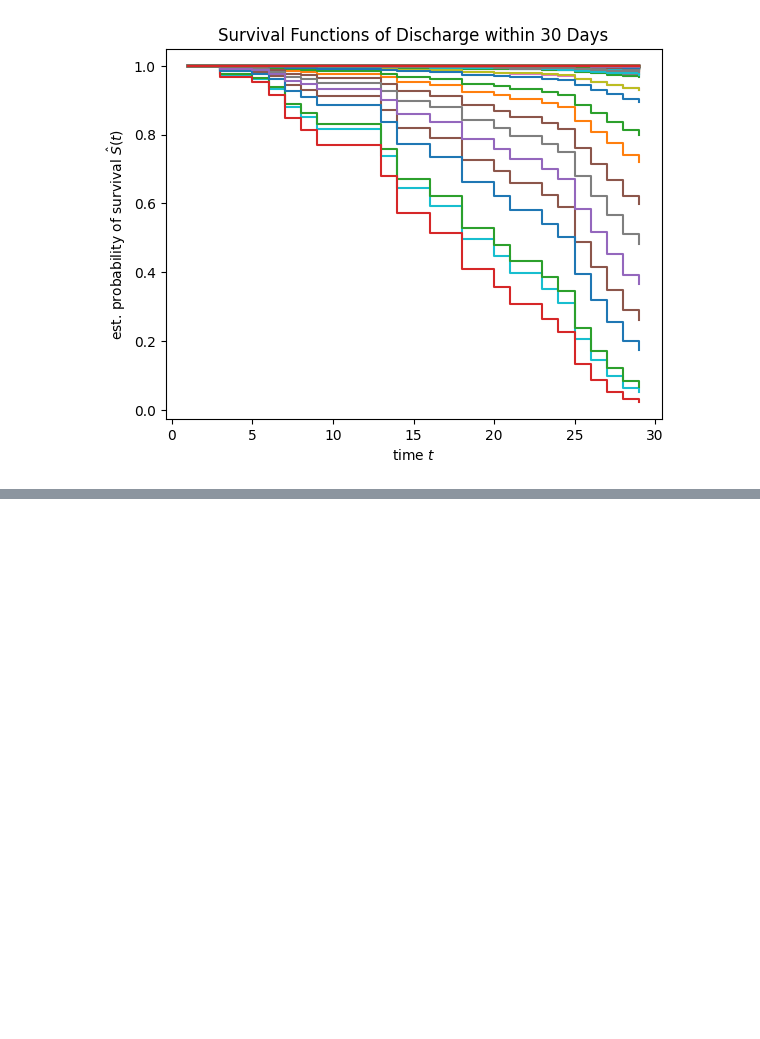
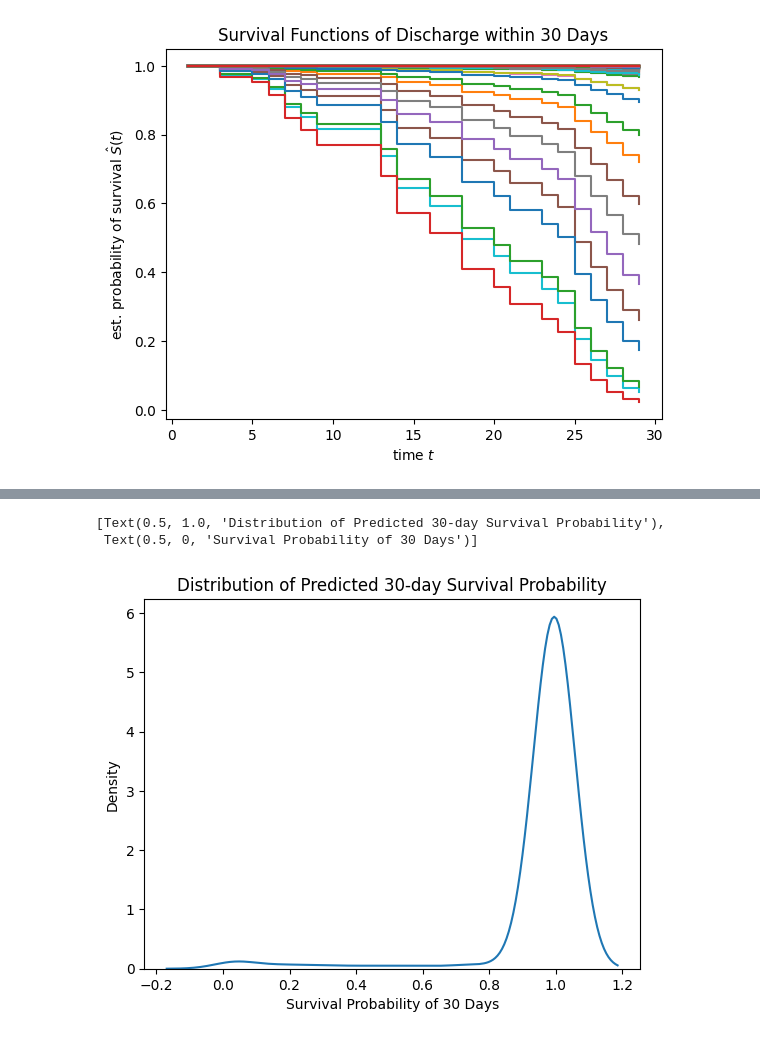
Before and after one commit to yxy1104/mh-discharge-survival-analysis, a Jupyter notebook: mh_discharge_sa_model.ipynb, the cells around one changed output, grey strips where cells are left out. Cells and saved outputs as stored; diff of their text form; code cells hidden in the pictures; blank space fills up the shorter version.

```diff
--- a/mh_discharge_sa_model.ipynb
+++ b/mh_discharge_sa_model.ipynb
@@ -422,0 +473,10 @@ test_output_30_days[test_output_30_days.survival_prob_30_days >= 0.8].sort_value
+# %%
+fig, ax = plt.subplots()
+sns.kdeplot(pred_survival_final_output['survival_prob_30_days'], ax = ax).set(
+    title = 'Distribution of Predicted 30-day Survival Probability',
+    xlabel = 'Survival Probability of 30 Days'
+)
+# %% [output]
+[Text(0.5, 1.0, 'Distribution of Predicted 30-day Survival Probability'),
+ Text(0.5, 0, 'Survival Probability of 30 Days')]
+[figure, added]
```
Also changed, not shown: parts of 8 cells of this notebook.
